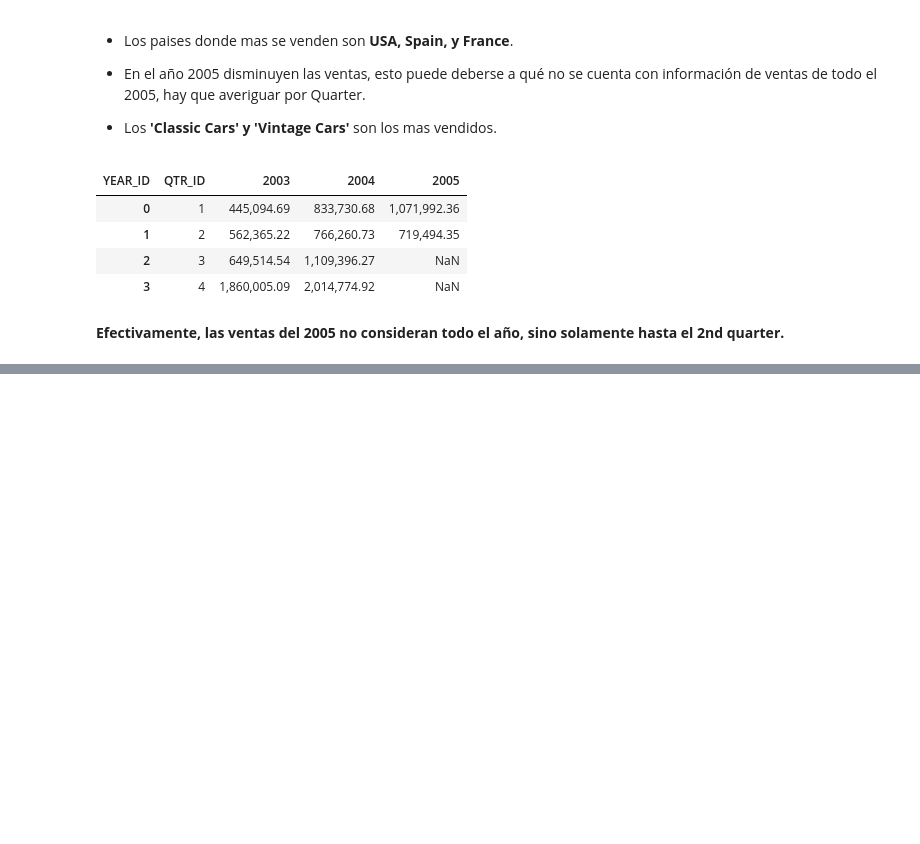
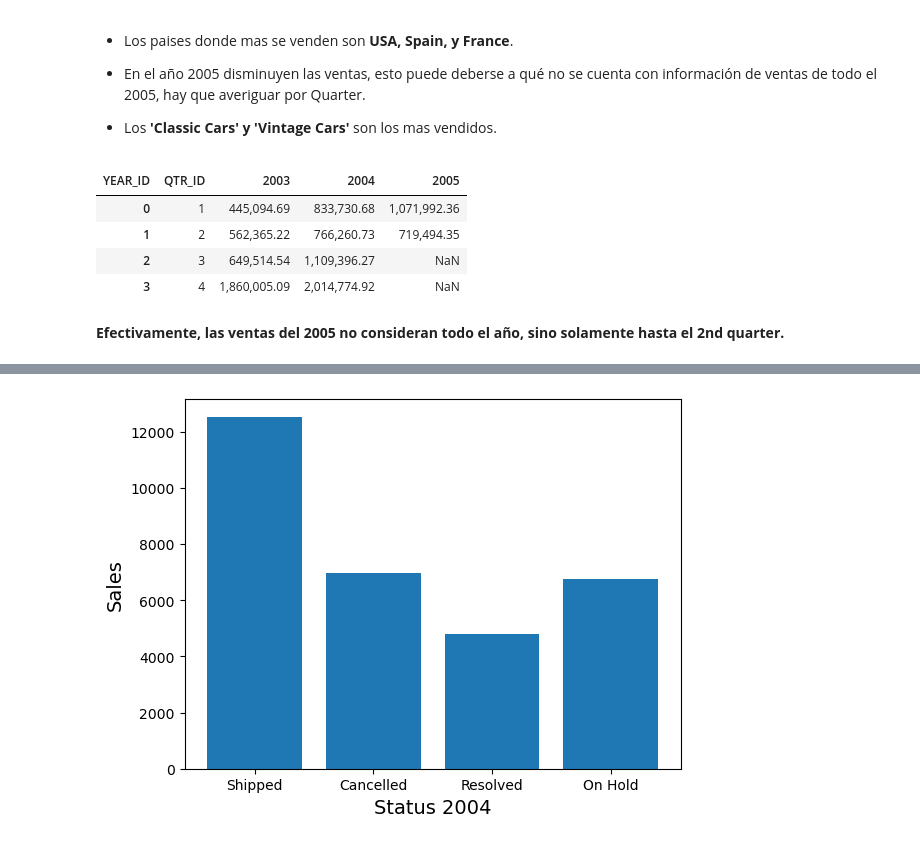
Before and after one commit to luisivanumpire/prueba_DScience, a Jupyter notebook: 3_Test_DScience.ipynb, the cells around one changed output, grey strips where cells are left out. Cells and saved outputs as stored; diff of their text form; code cells hidden in the pictures; blank space fills up the shorter version.

```diff
--- a/3_Test_DScience.ipynb
+++ b/3_Test_DScience.ipynb
@@ -243,0 +283,8 @@ df_sales_quarter
+# %%
+df_2004 = df_sales[df_sales['YEAR_ID']==2004]
+plt.bar(df_2004['STATUS'],df_2004['SALES'])
+plt.xlabel('Status 2004', fontsize=14)
+plt.ylabel('Sales', fontsize=14)
+plt.show()
+# %% [output]
+[figure, added]
```
Also changed, not shown: parts of 3 cells of this notebook.
